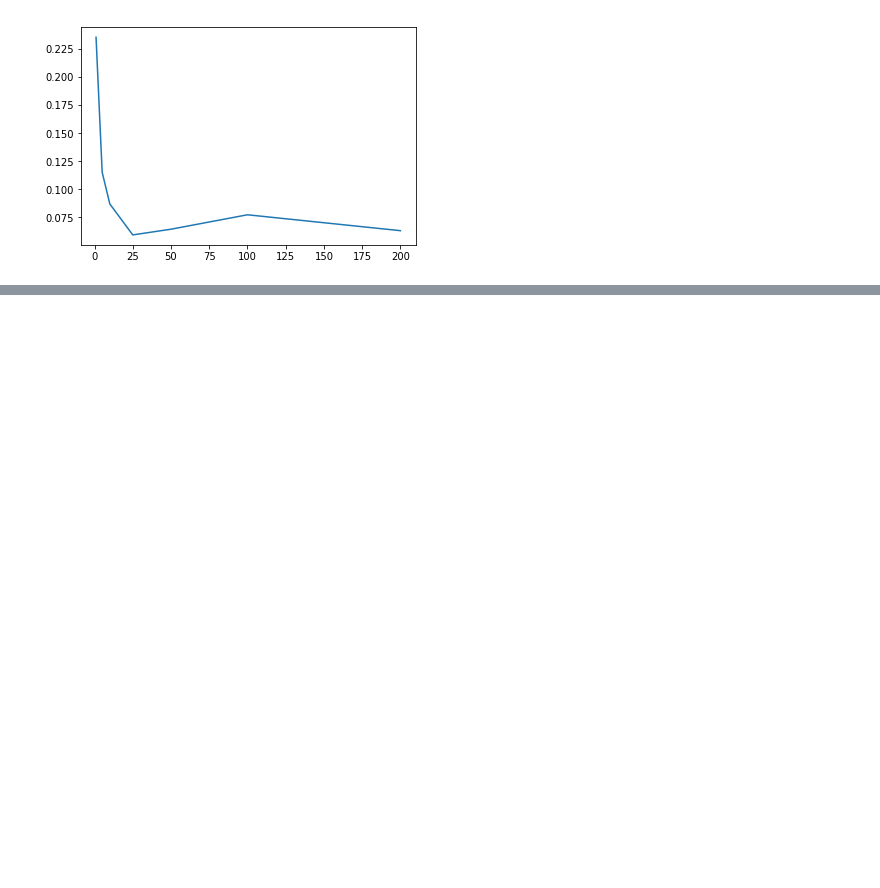
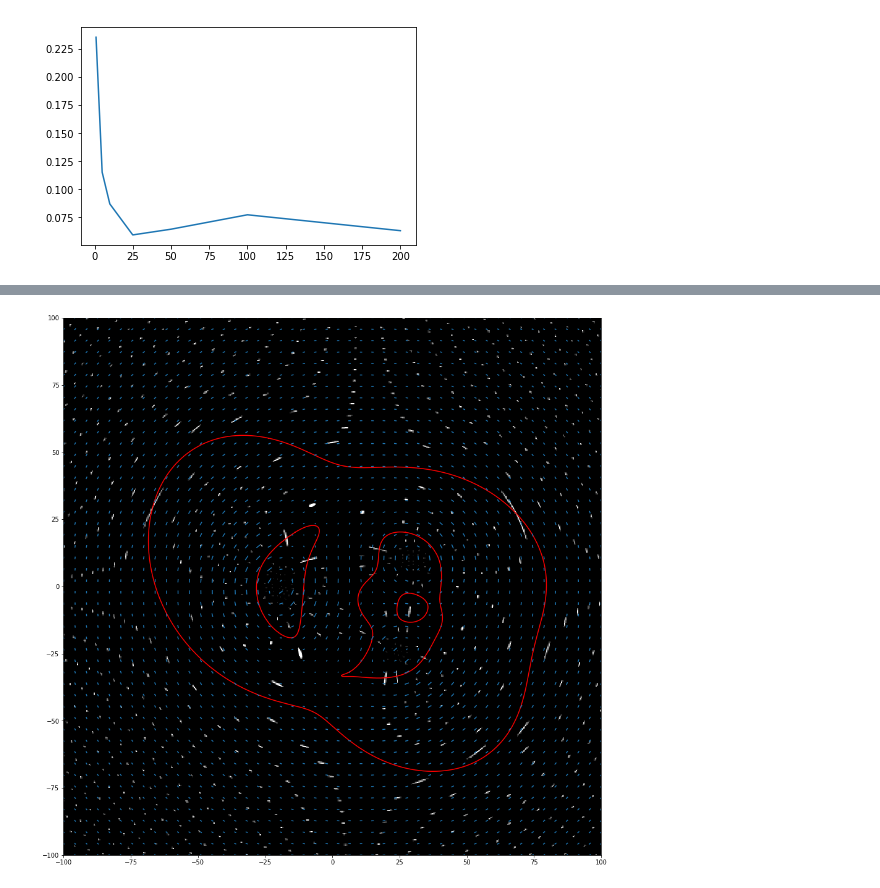
Before and after one commit to j0r1/GRALE2, a Jupyter notebook: pygrale/doc/source/_static/weakcalctests.ipynb, the cells around one changed output, grey strips where cells are left out. Saved outputs shown, nothing was run; the diff lists cells and outputs as text; code cells hidden in the pictures; blank space fills up the shorter version.

```diff
--- a/pygrale/doc/source/_static/weakcalctests.ipynb
+++ b/pygrale/doc/source/_static/weakcalctests.ipynb
@@ -557,0 +665,7 @@ plt.plot(numEllipses, precisions)
+# %%
+lengthFactor=1
+plt.figure(figsize=(16,16))
+plotutil.plotImagePlane(li, sources, plotSources=False, plotCaustics=False, angularUnit=ANGLE_ARCSEC)
+vR = plotShear(thetas, kappa, gamma1, gamma2, lengthFactor, angularScale=ANGLE_ARCSEC, plotType="real")
+# %% [output]
+[figure, added]
```
Also changed, not shown: parts of 10 cells of this notebook.
